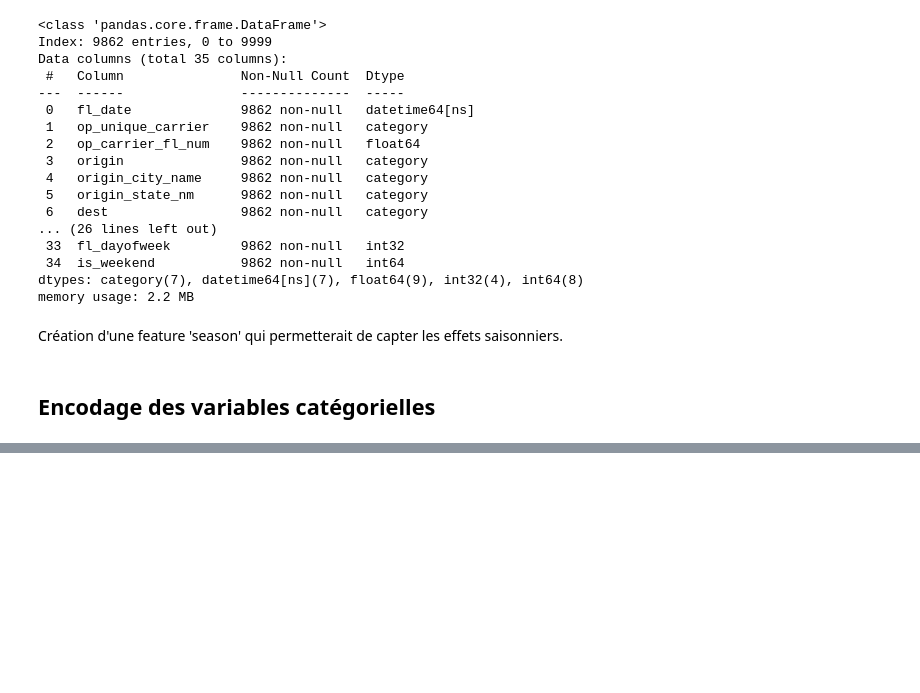
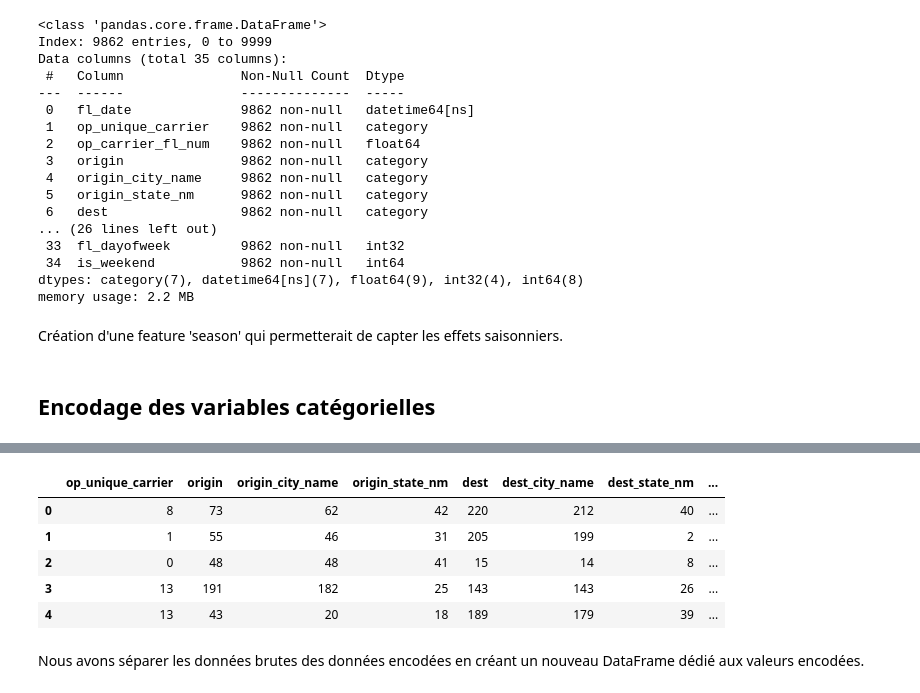
Before and after one commit to ManalRabehi/Flights-Delay-MLOps-Pipeline, a Jupyter notebook: notebooks/01_data_cleaning.ipynb, the cells around one changed output, grey strips where cells are left out. Drawn from its saved outputs; the diff is of its cells as text; code cells hidden in the pictures; blank space fills up the shorter version.

Commit message:
Encodage des données

```diff
--- a/notebooks/01_data_cleaning.ipynb
+++ b/notebooks/01_data_cleaning.ipynb
@@ -466,0 +489,24 @@ raw_data.to_csv("clean_data.csv", index=False)
+# %%
+#Importation de la méthode d'encodage
+from sklearn.preprocessing import LabelEncoder
+
+categorie = ['op_unique_carrier', 'origin', 'origin_city_name', 'origin_state_nm', 'dest', 'dest_city_name', 'dest_state_nm', 'season']
+
+#On copie notre dataframe pour éviter les erreurs
+raw_data_encoded = raw_data.copy()
+
+#On applique le LabelEncoder à chaque colonne de type category
+for col in categorie :
+    encod = LabelEncoder()
+    raw_data_encoded[col] = encod.fit_transform(raw_data_encoded[col].astype(str))
+
+raw_data_encoded[categorie].head()
+# %% [output]
+|  | op_unique_carrier | origin | origin_city_name | origin_state_nm | dest | dest_city_name | dest_state_nm | ... |
+| 0 | 8 | 73 | 62 | 42 | 220 | 212 | 40 | ... |
+| 1 | 1 | 55 | 46 | 31 | 205 | 199 | 2 | ... |
+| 2 | 0 | 48 | 48 | 41 | 15 | 14 | 8 | ... |
+| 3 | 13 | 191 | 182 | 25 | 143 | 143 | 26 | ... |
+| 4 | 13 | 43 | 20 | 18 | 189 | 179 | 39 | ... |
+# %% [markdown]
+Nous avons séparer les données brutes des données encodées en créant un nouveau DataFrame dédié aux valeurs encodées.
```
Also changed, not shown: parts of 4 cells of this notebook.
